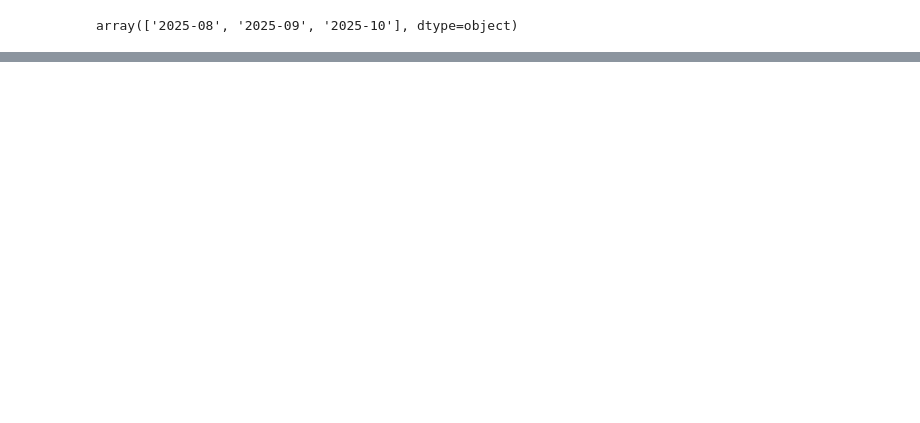
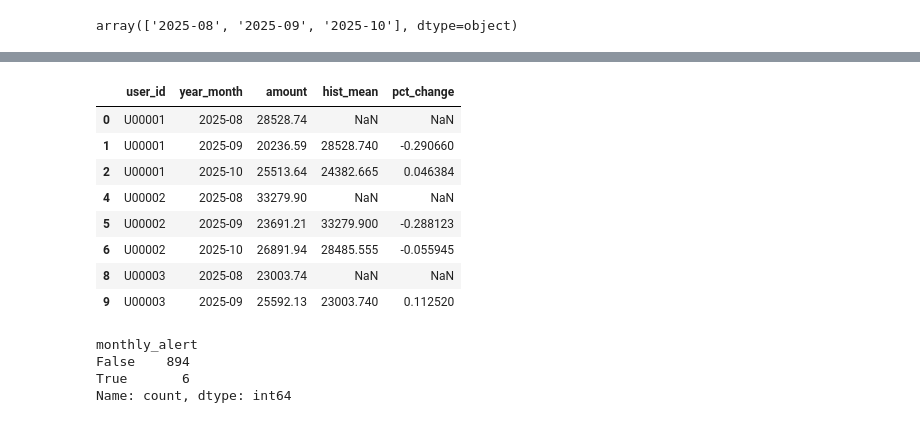
Before and after one commit to Vivek-afk81/Student_spending_analyzer, a Jupyter notebook: notebooks/EDA.ipynb, the cells around one changed output, grey strips where cells are left out. Drawn from its saved outputs; the diff is of its cells as text; code cells hidden in the pictures; blank space fills up the shorter version.

```diff
--- a/notebooks/EDA.ipynb
+++ b/notebooks/EDA.ipynb
@@ -586,10 +586,7 @@ In real alert systems:
 We will never compare today against statistics that include today.
 We will compare today against past only.
 # %%
-monthly_with_stats = monthly_with_stats.sort_values(
-    ["user_id", "year_month"]
-)
-
+monthly_with_stats = monthly_with_stats.sort_values(["user_id", "year_month"])
 monthly_with_stats.head(8)
 # %% [output]
 |  | user_id | year_month | amount | mean | std | z-score | z_score | is_anomaly |
@@ -698,8 +749,8 @@ monthly_with_stats
 # %%
+
 monthly_with_stats["pct_change_from_mean"] = (
     (monthly_with_stats["amount"] - monthly_with_stats["hist_mean"])
-    / monthly_with_stats["hist_mean"]
-)
+    / monthly_with_stats["hist_mean"])
 
 monthly_with_stats[
     ["user_id", "year_month", "amount", "hist_mean", "pct_change_from_mean"]
@@ -795,0 +869,11 @@ array(['2025-08', '2025-09', '2025-10'], dtype=object)
+# %%
+#Recalculate hist_count for cleaned data
+monthly_clean = monthly_clean.sort_values(["user_id", "year_month"])
+
+monthly_clean["hist_count"] = (
+    monthly_clean
+    .groupby("user_id")
+    .cumcount()
+)
+
+monthly_clean[["user_id", "year_month", "hist_count"]].head(8)
@@ -795,0 +890,12 @@ array(['2025-08', '2025-09', '2025-10'], dtype=object)
+# %%
+#Recompute Historical Mean (Clean Data)
+monthly_clean["hist_mean"] = (
+    monthly_clean
+    .groupby("user_id")["amount"]
+    .apply(lambda x: x.expanding().mean().shift(1))
+    .reset_index(level=0, drop=True)
+)
+
+monthly_clean[
+    ["user_id", "year_month", "amount", "hist_mean"]
+].head(8)
@@ -795,0 +912,33 @@ array(['2025-08', '2025-09', '2025-10'], dtype=object)
+# %%
+#Compute Percent Change (Clean Data)
+monthly_clean["pct_change"] = (
+    (monthly_clean["amount"] - monthly_clean["hist_mean"])
+    / monthly_clean["hist_mean"]
+)
+
+monthly_clean[
+    ["user_id", "year_month", "amount", "hist_mean", "pct_change"]
+].head(8)
+# %% [output]
+|  | user_id | year_month | amount | hist_mean | pct_change |
+| 0 | U00001 | 2025-08 | 28528.74 | NaN | NaN |
+| 1 | U00001 | 2025-09 | 20236.59 | 28528.740 | -0.290660 |
+| 2 | U00001 | 2025-10 | 25513.64 | 24382.665 | 0.046384 |
+| 4 | U00002 | 2025-08 | 33279.90 | NaN | NaN |
+| 5 | U00002 | 2025-09 | 23691.21 | 33279.900 | -0.288123 |
+| 6 | U00002 | 2025-10 | 26891.94 | 28485.555 | -0.055945 |
+| 8 | U00003 | 2025-08 | 23003.74 | NaN | NaN |
+| 9 | U00003 | 2025-09 | 25592.13 | 23003.740 | 0.112520 |
+# %%
+# Apply Final Monthly Rule (Clean Data)
+monthly_clean["monthly_alert"] = (
+    (monthly_clean["hist_count"] >= 2) &
+    (monthly_clean["pct_change"].abs() > 0.60)
+)
+
+monthly_clean["monthly_alert"].value_counts()
+# %% [output]
+monthly_alert
+False    894
+True       6
+Name: count, dtype: int64
```
Also changed, not shown: parts of 16 cells of this notebook.
